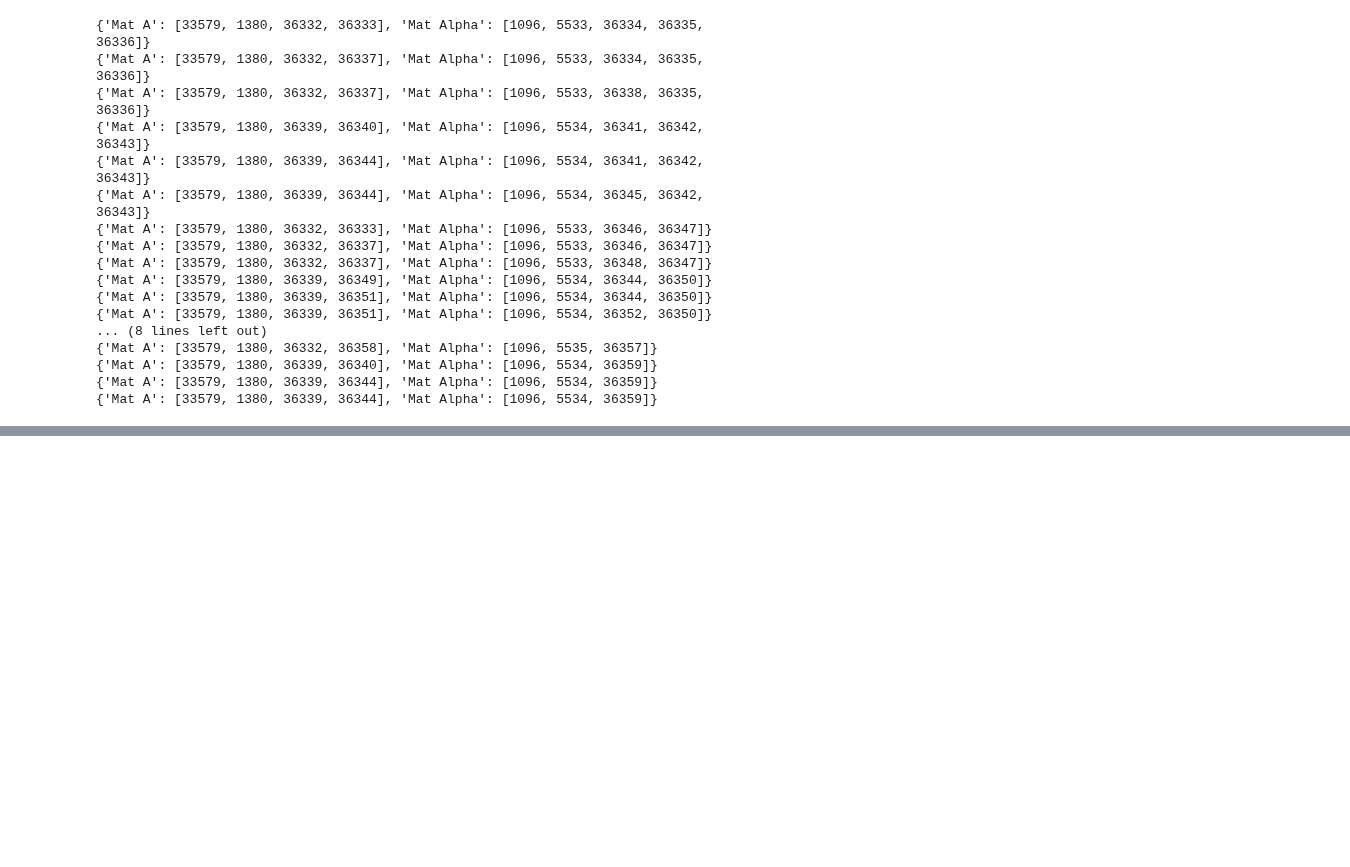
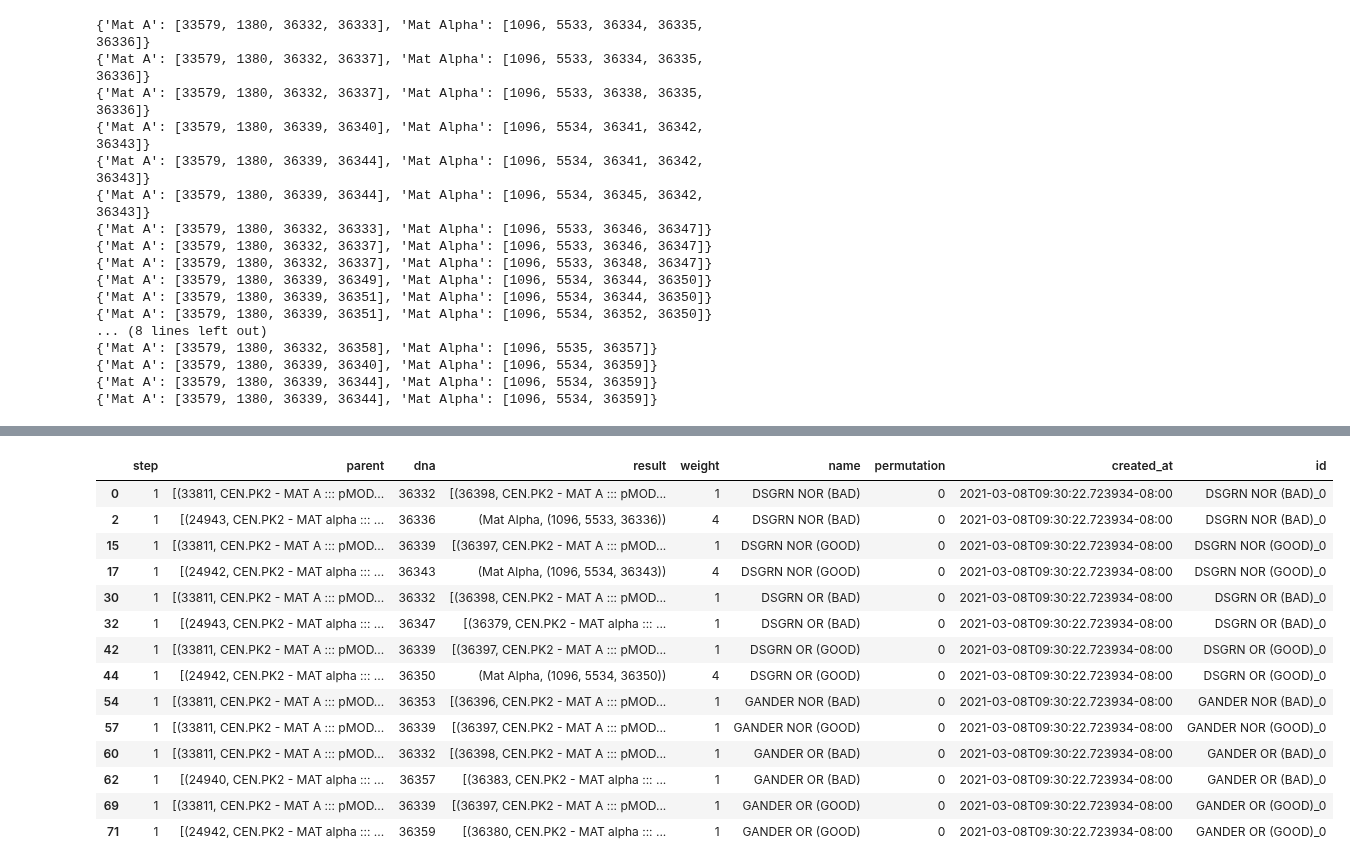
Before and after one commit to jvrana/aqbuildtools, a Jupyter notebook: examples/2021RedesignCampaign/generate_build_paths_20210323.ipynb, the cells around one changed output, grey strips where cells are left out. Saved outputs shown, nothing was run; the diff lists cells and outputs as text; code cells hidden in the pictures; blank space fills up the shorter version.

```diff
--- a/examples/2021RedesignCampaign/generate_build_paths_20210323.ipynb
+++ b/examples/2021RedesignCampaign/generate_build_paths_20210323.ipynb
@@ -589,0 +594,100 @@ builddf[builddf.permutation == 0].to_clipboard()
+# %%
+from IPython import display
+
+df = builddf[builddf.permutation == 0]
+
+
+display.display(df[df.step == 1])
+
+fragments = {}
+for _, row in df[df.step == 1].iterrows():
+    fragments.setdefault(row.dna, 0)
+    fragments[row.dna] += 1
+
+num_transformations = len(df[df.step == 1])
+print("Number of transformations: " + str(num_transformations))
+
+print('Fragment Usage')
+display.display(fragments)
+
+print("Fragment Locations")
+item_rows = []
+for fid in fragments:
+    f = db.sess.Sample.find(fid)
+    items = db.find_dna_items(fid)
+    for item in items:
+        row = {
+            'sample_name': f.name,
+            'sample_id': f.id,
+            'item_id': item.id,
+            'type': item.object_type.name,
+            'location': item.location
+        }
+        item_rows.append(row)
+    if not items:
+        row = {
+            'sample_name': f.name,
+            'sample_id': f.id,
+            'item_id': "no item",
+            'type': None,
+            'location': 'no item'
+        }
+        item_rows.append(row)
+item_df = pd.DataFrame(item_rows)
+display.display(item_df)
+
+
+item_rows = []
+parent_ids = {}
+for _, row in df[df.step == 1].iterrows():
+    parents = row.parent
+    parents = [p for p in parents if 'TRASH' not in p[1]]
+    assert len(parents) == 1
+    parent_id = parents[0][0]
+    parent_ids.setdefault(parent_id, 0)
+    parent_ids[parent_id] += 1
+
+print('Yeast Usage')
+display.display(parent_ids)
+
+print("Yeast Locations")
+yeast_rows = []
+for sid in parent_ids:
+    sample = db.sess.Sample.find(sid)
+    items = db.find_yeast_items(sid)
+    for item in items:
+        row = {
+            'sample_name': sample.name,
+            'sample_id': sample.id,
+            'item_id': item.id,
+            'type': item.object_type.name,
+            'location': item.location
+        }
+        yeast_rows.append(row)
+    if not items:
+        row = {
+            'sample_name': sample.name,
+            'sample_id': sample.id,
+            'item_id': "no item",
+            'type': 'none',
+            'location': 'no item'
+        }
+        yeast_rows.append(row)
+yeast_df = pd.DataFrame(yeast_rows)
+display.display(yeast_df)
+# %% [output]
+|  | step | parent | dna | result | weight | name | permutation | created_at | id |
+| 0 | 1 | [(33811, CEN.PK2 - MAT A ::: pMOD... | 36332 | [(36398, CEN.PK2 - MAT A ::: pMOD... | 1 | DSGRN NOR (BAD) | 0 | 2021-03-08T09:30:22.723934-08:00 | DSGRN NOR (BAD)_0 |
+| 2 | 1 | [(24943, CEN.PK2 - MAT alpha ::: ... | 36336 | (Mat Alpha, (1096, 5533, 36336)) | 4 | DSGRN NOR (BAD) | 0 | 2021-03-08T09:30:22.723934-08:00 | DSGRN NOR (BAD)_0 |
+| 15 | 1 | [(33811, CEN.PK2 - MAT A ::: pMOD... | 36339 | [(36397, CEN.PK2 - MAT A ::: pMOD... | 1 | DSGRN NOR (GOOD) | 0 | 2021-03-08T09:30:22.723934-08:00 | DSGRN NOR (GOOD)_0 |
+| 17 | 1 | [(24942, CEN.PK2 - MAT alpha ::: ... | 36343 | (Mat Alpha, (1096, 5534, 36343)) | 4 | DSGRN NOR (GOOD) | 0 | 2021-03-08T09:30:22.723934-08:00 | DSGRN NOR (GOOD)_0 |
+| 30 | 1 | [(33811, CEN.PK2 - MAT A ::: pMOD... | 36332 | [(36398, CEN.PK2 - MAT A ::: pMOD... | 1 | DSGRN OR (BAD) | 0 | 2021-03-08T09:30:22.723934-08:00 | DSGRN OR (BAD)_0 |
+| 32 | 1 | [(24943, CEN.PK2 - MAT alpha ::: ... | 36347 | [(36379, CEN.PK2 - MAT alpha ::: ... | 1 | DSGRN OR (BAD) | 0 | 2021-03-08T09:30:22.723934-08:00 | DSGRN OR (BAD)_0 |
+| 42 | 1 | [(33811, CEN.PK2 - MAT A ::: pMOD... | 36339 | [(36397, CEN.PK2 - MAT A ::: pMOD... | 1 | DSGRN OR (GOOD) | 0 | 2021-03-08T09:30:22.723934-08:00 | DSGRN OR (GOOD)_0 |
+| 44 | 1 | [(24942, CEN.PK2 - MAT alpha ::: ... | 36350 | (Mat Alpha, (1096, 5534, 36350)) | 4 | DSGRN OR (GOOD) | 0 | 2021-03-08T09:30:22.723934-08:00 | DSGRN OR (GOOD)_0 |
+| 54 | 1 | [(33811, CEN.PK2 - MAT A ::: pMOD... | 36353 | [(36396, CEN.PK2 - MAT A ::: pMOD... | 1 | GANDER NOR (BAD) | 0 | 2021-03-08T09:30:22.723934-08:00 | GANDER NOR (BAD)_0 |
+| 57 | 1 | [(33811, CEN.PK2 - MAT A ::: pMOD... | 36339 | [(36397, CEN.PK2 - MAT A ::: pMOD... | 1 | GANDER NOR (GOOD) | 0 | 2021-03-08T09:30:22.723934-08:00 | GANDER NOR (GOOD)_0 |
+| 60 | 1 | [(33811, CEN.PK2 - MAT A ::: pMOD... | 36332 | [(36398, CEN.PK2 - MAT A ::: pMOD... | 1 | GANDER OR (BAD) | 0 | 2021-03-08T09:30:22.723934-08:00 | GANDER OR (BAD)_0 |
+| 62 | 1 | [(24940, CEN.PK2 - MAT alpha ::: ... | 36357 | [(36383, CEN.PK2 - MAT alpha ::: ... | 1 | GANDER OR (BAD) | 0 | 2021-03-08T09:30:22.723934-08:00 | GANDER OR (BAD)_0 |
+| 69 | 1 | [(33811, CEN.PK2 - MAT A ::: pMOD... | 36339 | [(36397, CEN.PK2 - MAT A ::: pMOD... | 1 | GANDER OR (GOOD) | 0 | 2021-03-08T09:30:22.723934-08:00 | GANDER OR (GOOD)_0 |
+| 71 | 1 | [(24942, CEN.PK2 - MAT alpha ::: ... | 36359 | [(36380, CEN.PK2 - MAT alpha ::: ... | 1 | GANDER OR (GOOD) | 0 | 2021-03-08T09:30:22.723934-08:00 | GANDER OR (GOOD)_0 |
```
Also changed, not shown: parts of 8 cells of this notebook, 1 other file.
